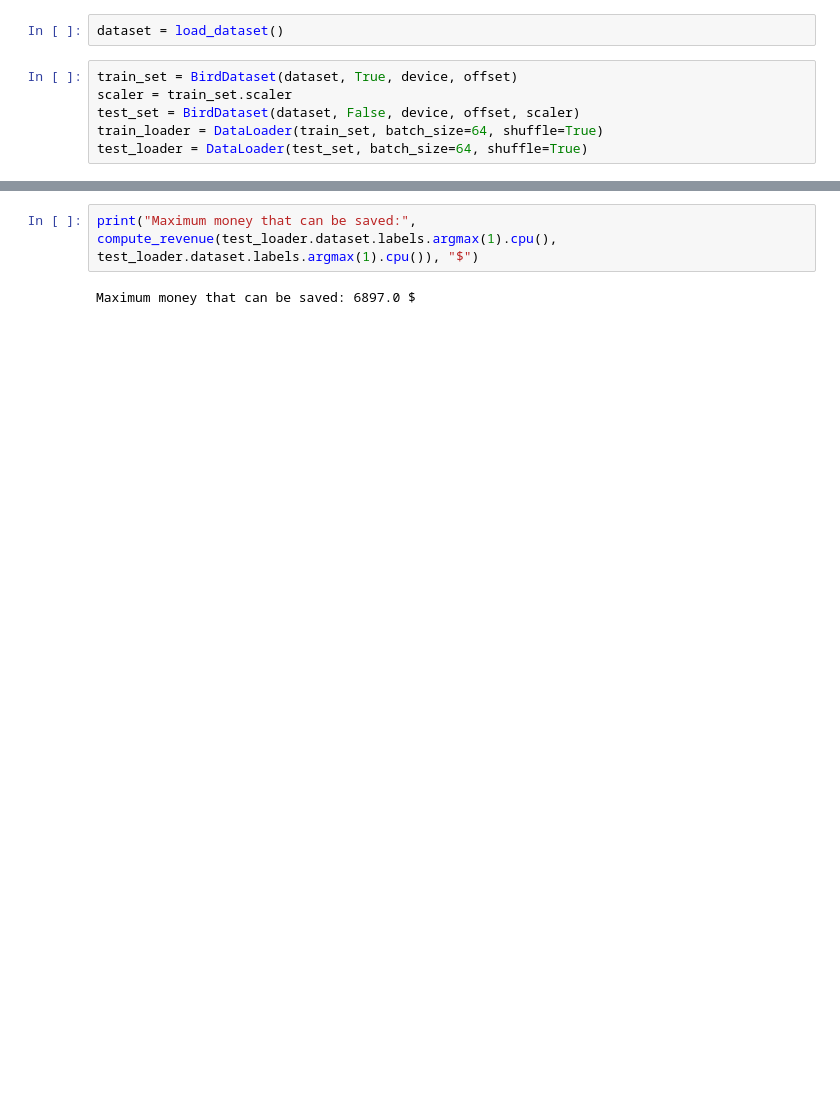
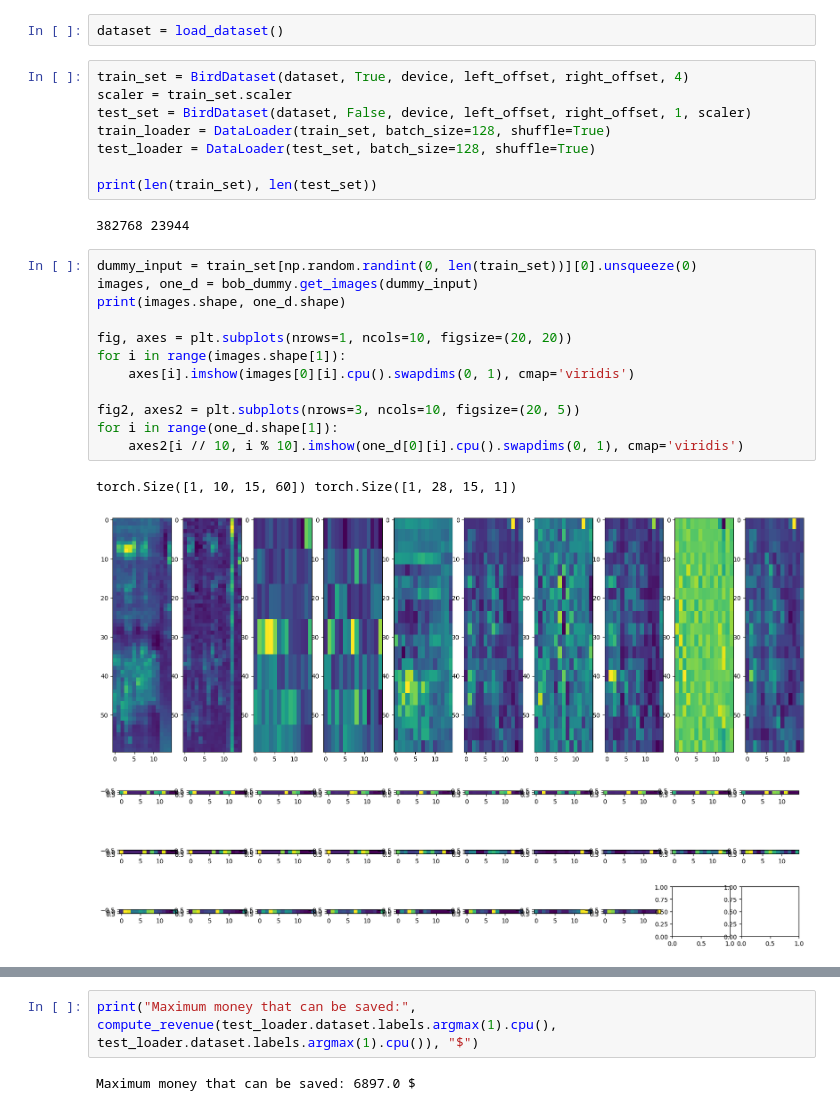
Before and after one commit to RedPill69/BirdTask, a Jupyter notebook: task03/bob.ipynb, the cells around one changed output, grey strips where cells are left out. Drawn from its saved outputs; the diff is of its cells as text; blank space fills up the shorter version.

```diff
--- a/task03/bob.ipynb
+++ b/task03/bob.ipynb
@@ -166,9 +330,29 @@ device = 'cuda' if torch.cuda.is_available() else 'cpu'
 # %%
 dataset = load_dataset()
 # %%
-train_set = BirdDataset(dataset, True, device, offset)
+train_set = BirdDataset(dataset, True, device, left_offset, right_offset, 4)
 scaler = train_set.scaler
-test_set = BirdDataset(dataset, False, device, offset, scaler)
-train_loader = DataLoader(train_set, batch_size=64, shuffle=True)
-test_loader = DataLoader(test_set, batch_size=64, shuffle=True)
+test_set = BirdDataset(dataset, False, device, left_offset, right_offset, 1, scaler)
+train_loader = DataLoader(train_set, batch_size=128, shuffle=True)
+test_loader = DataLoader(test_set, batch_size=128, shuffle=True)
+
+print(len(train_set), len(test_set))
+# %% [output]
+382768 23944
+# %%
+dummy_input = train_set[np.random.randint(0, len(train_set))][0].unsqueeze(0)
+images, one_d = bob_dummy.get_images(dummy_input)
+print(images.shape, one_d.shape)
+
+fig, axes = plt.subplots(nrows=1, ncols=10, figsize=(20, 20))
+for i in range(images.shape[1]):
+    axes[i].imshow(images[0][i].cpu().swapdims(0, 1), cmap='viridis')
+
+fig2, axes2 = plt.subplots(nrows=3, ncols=10, figsize=(20, 5))
+for i in range(one_d.shape[1]):
+    axes2[i // 10, i % 10].imshow(one_d[0][i].cpu().swapdims(0, 1), cmap='viridis')
+# %% [output]
+torch.Size([1, 10, 15, 60]) torch.Size([1, 28, 15, 1])
+[figure, added]
+[figure, added]
 # %%
```
Also changed, not shown: parts of 11 cells of this notebook, 4 other files.
